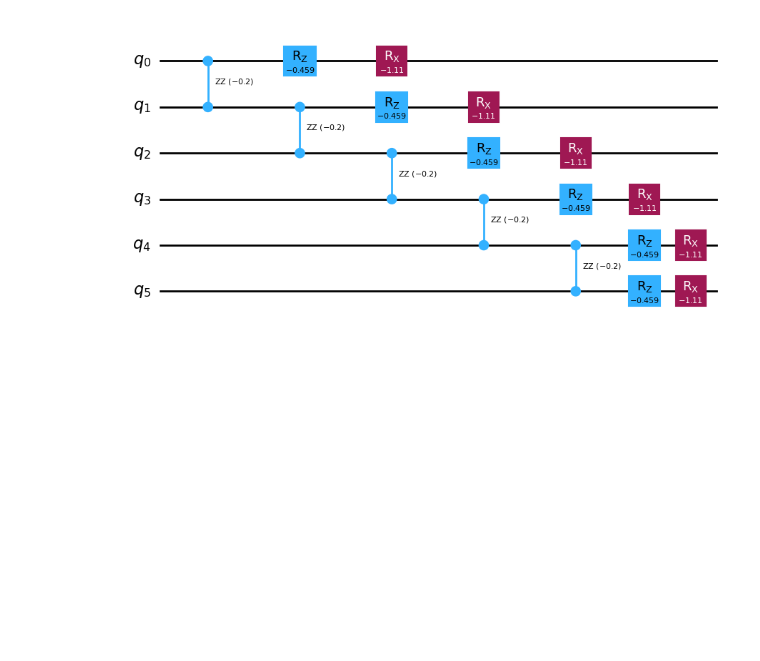
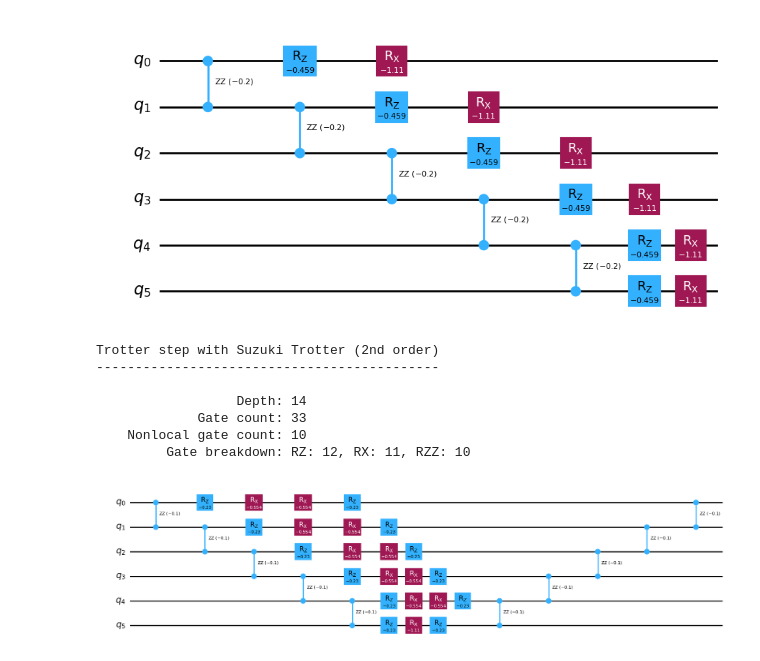
Before and after one commit to koopahi/Development-of-Novel-Quantum-Algorithms, a Jupyter notebook: qiskit_trotter.ipynb, the cells around one changed output. Saved outputs shown, nothing was run; the diff lists cells and outputs as text; code cells hidden in the pictures; blank space fills up the shorter version.

Commit message:
base simulations suzuki trotter

```diff
--- a/qiskit_trotter.ipynb
+++ b/qiskit_trotter.ipynb
@@ -248,3 +248,37 @@ Trotter step with Lie-Trotter
     Nonlocal gate count: 5
          Gate breakdown: RZ: 6, RX: 6, RZZ: 5
 [figure]
+# %%
+from qiskit.synthesis import SuzukiTrotter
+
+second_order_formula = SuzukiTrotter()  # if not passed, order defaults to 2
+trotter_step_second_order = PauliEvolutionGate(H, dt, synthesis=second_order_formula)
+circuit = QuantumCircuit(H.num_qubits)
+circuit.append(trotter_step_second_order, range(H.num_qubits))
+circuit = circuit.decompose(reps=2)
+
+# Let us print some stats
+print(
+    f"""
+Trotter step with Suzuki Trotter (2nd order)
+--------------------------------------------
+
+                  Depth: {circuit.depth()}
+             Gate count: {len(circuit)}
+    Nonlocal gate count: {circuit.num_nonlocal_gates()}
+         Gate breakdown: {", ".join([f"{k.upper()}: {v}" for k, v in circuit.count_ops().items()])}
+
+"""
+)
+
+# And finall
+circuit.draw("mpl")
+# %% [output]
+Trotter step with Suzuki Trotter (2nd order)
+--------------------------------------------
+
+                  Depth: 14
+             Gate count: 33
+    Nonlocal gate count: 10
+         Gate breakdown: RZ: 12, RX: 11, RZZ: 10
+[figure, added]
```
Also changed, not shown: parts of 2 cells of this notebook, 2 other files.
